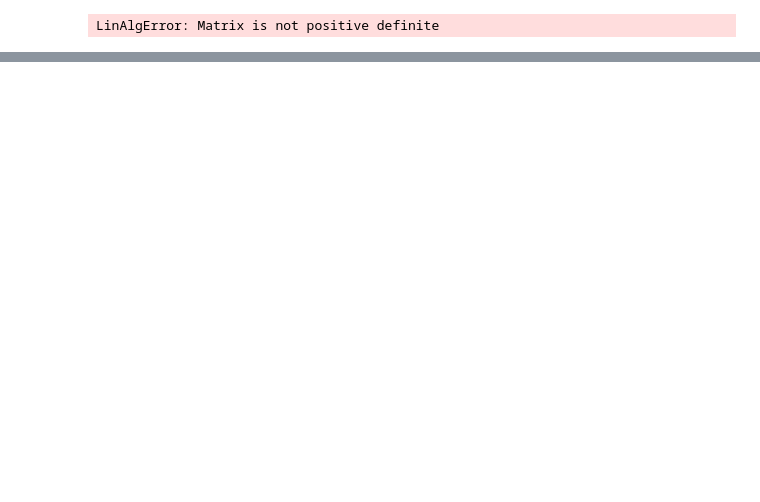
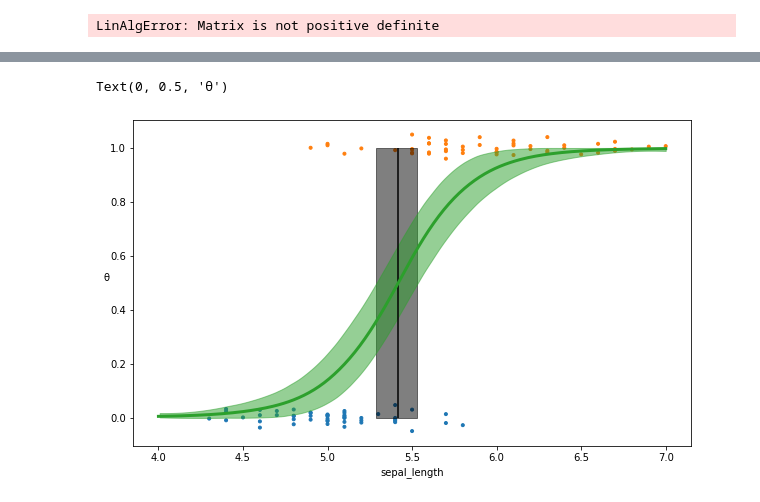
Before and after one commit to BayesianBoys/LegrandNico.github.io, a Jupyter notebook: BayesianBoys/Week8/CH7-VMP.ipynb, the cells around one changed output, grey strips where cells are left out. Cells and saved outputs as stored; diff of their text form; code cells hidden in the pictures; blank space fills up the shorter version.

```diff
--- a/BayesianBoys/Week8/CH7-VMP.ipynb
+++ b/BayesianBoys/Week8/CH7-VMP.ipynb
@@ -423,0 +460,18 @@ LinAlgError: Matrix is not positive definite
+# %%
+# add white noise
+# cov = K_{ExpQuad} + K_{Linear} + K_{whitenoise}(1E-5)
+
+# re-do the model
+with pm.Model() as model_iris2:
+    l = pm.Gamma('l', 2, 0.5)
+    c = pm.Normal('c', x_1.min())
+    τ = pm.HalfNormal('τ', 5)
+    cov = (pm.gp.cov.ExpQuad(1, l) +
+        τ * pm.gp.cov.Linear(1, c) +
+        pm.gp.cov.WhiteNoise(1E-5))
+    gp = pm.gp.Latent(cov_func=cov)
+    f = gp.prior("f", X=X_1)
+    # logistic inverse link function and Bernoulli likelihood
+    y_ = pm.Bernoulli("y", p=pm.math.sigmoid(f), observed=y)
+    trace_iris2 = pm.sample(1000, chains=1,
+compute_convergence_checks=False)
@@ -423,0 +486,7 @@ LinAlgError: Matrix is not positive definite
+# %%
+# syntax changed
+with model_iris2:
+    pred3 = gp.conditional('pred3', X_new)
+    pred_samples = pm.sample_posterior_predictive(trace_iris2,
+                                                  var_names = ["pred3"],
+                                                  samples=1000)
@@ -423,0 +498,19 @@ LinAlgError: Matrix is not positive definite
+# %%
+# plot it
+_, ax = plt.subplots(figsize=(10,6))
+fp = logistic(pred_samples['pred3'])
+fp_mean = np.mean(fp, 0)
+ax.scatter(x_1, np.random.normal(y, 0.02), marker='.',
+           color=[f'C{ci}' for ci in y])
+db = np.array([find_midpoint(f, X_new[:,0], 0.5) for f in fp])
+db_mean = db.mean()
+db_hdi = az.hdi(db)
+ax.vlines(db_mean, 0, 1, color='k')
+ax.fill_betweenx([0, 1], db_hdi[0], db_hdi[1], color='k', alpha=0.5)
+ax.plot(X_new[:,0], fp_mean, 'C2', lw=3)
+az.plot_hdi(X_new[:,0], fp, color='C2')
+ax.set_xlabel('sepal_length')
+ax.set_ylabel('θ', rotation=0)
+# %% [output]
+Text(0, 0.5, 'θ')
+[figure, added]
```
Also changed, not shown: parts of 102 cells of this notebook.
